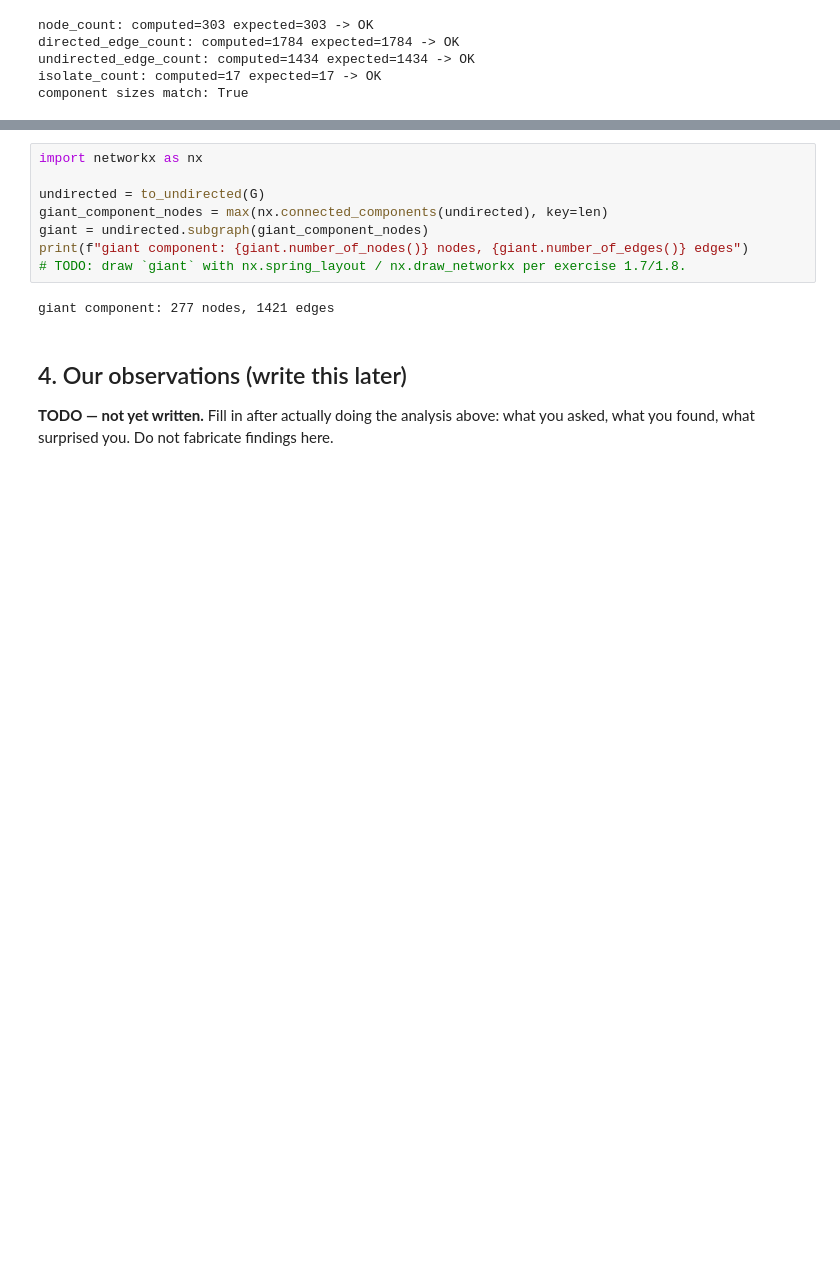
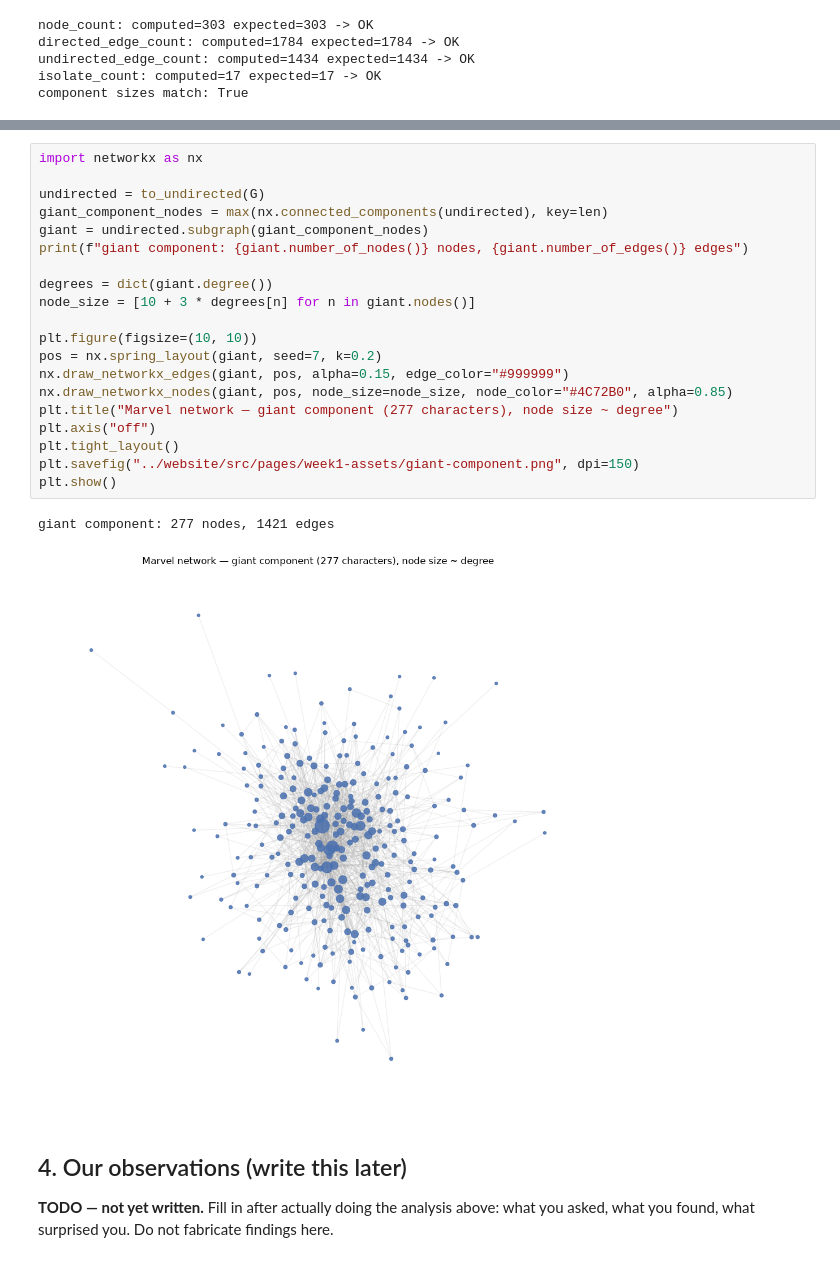
Before and after one commit to kristoferbirgir/SocialGraphInteraction, a Jupyter notebook: week1/02_marvel_scaffold.ipynb, the cells around one changed output, grey strips where cells are left out. Saved outputs shown, nothing was run; the diff lists cells and outputs as text; blank space fills up the shorter version.

```diff
--- a/week1/02_marvel_scaffold.ipynb
+++ b/week1/02_marvel_scaffold.ipynb
@@ -91,13 +122,26 @@ TODO: draw the network (e.g. `nx.spring_layout` on the giant component) per exer
 # %%
 import networkx as nx
 
 undirected = to_undirected(G)
 giant_component_nodes = max(nx.connected_components(undirected), key=len)
 giant = undirected.subgraph(giant_component_nodes)
 print(f"giant component: {giant.number_of_nodes()} nodes, {giant.number_of_edges()} edges")
-# TODO: draw `giant` with nx.spring_layout / nx.draw_networkx per exercise 1.7/1.8.
+
+degrees = dict(giant.degree())
+node_size = [10 + 3 * degrees[n] for n in giant.nodes()]
+
+plt.figure(figsize=(10, 10))
+pos = nx.spring_layout(giant, seed=7, k=0.2)
+nx.draw_networkx_edges(giant, pos, alpha=0.15, edge_color="#999999")
+nx.draw_networkx_nodes(giant, pos, node_size=node_size, node_color="#4C72B0", alpha=0.85)
+plt.title("Marvel network — giant component (277 characters), node size ~ degree")
+plt.axis("off")
+plt.tight_layout()
+plt.savefig("../website/src/pages/week1-assets/giant-component.png", dpi=150)
+plt.show()
 # %% [output]
 giant component: 277 nodes, 1421 edges
+[figure, added]
 # %% [markdown]
 ## 4. Our observations (write this later)
 
```
Also changed, not shown: parts of 4 cells of this notebook, 3 other files.
